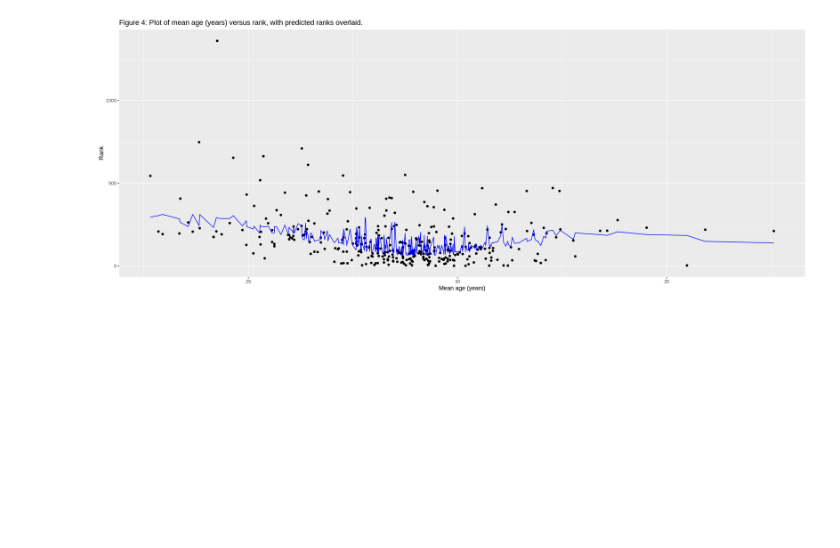
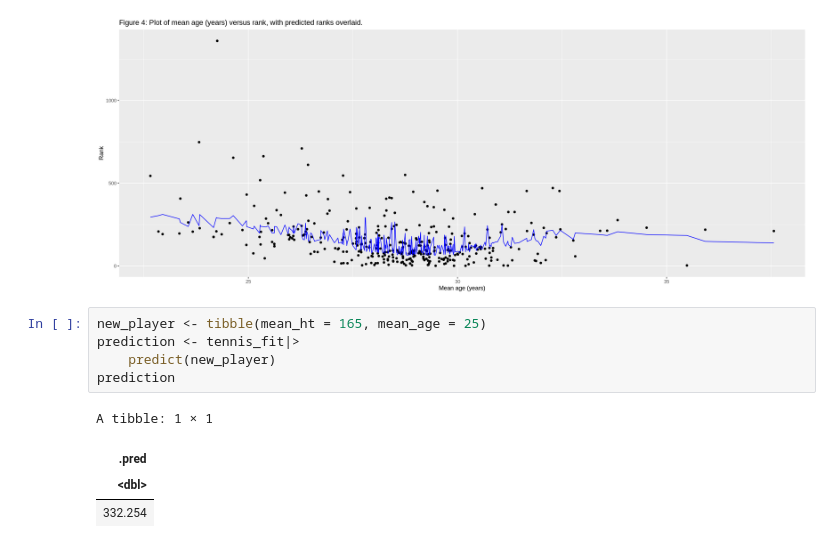
Before and after one commit to KatieSwan/DSCI100_GroupProject, a Jupyter notebook: Project_Report.ipynb, the cells around one changed output. Saved outputs shown, nothing was run; the diff lists cells and outputs as text; blank space fills up the shorter version.

Commit message:
New Player prediction

```diff
--- a/Project_Report.ipynb
+++ b/Project_Report.ipynb
@@ -329,3 +319,13 @@ ht_age_accuracy
 # %% [output]
 [figure]
 [figure]
+# %%
+new_player <- tibble(mean_ht = 165, mean_age = 25)
+prediction <- tennis_fit|>
+    predict(new_player)
+prediction
+# %% [output]
+A tibble: 1 × 1
+| .pred |
+| <dbl> |
+| 332.254 |
```
Also changed, not shown: parts of 1 cell of this notebook.
